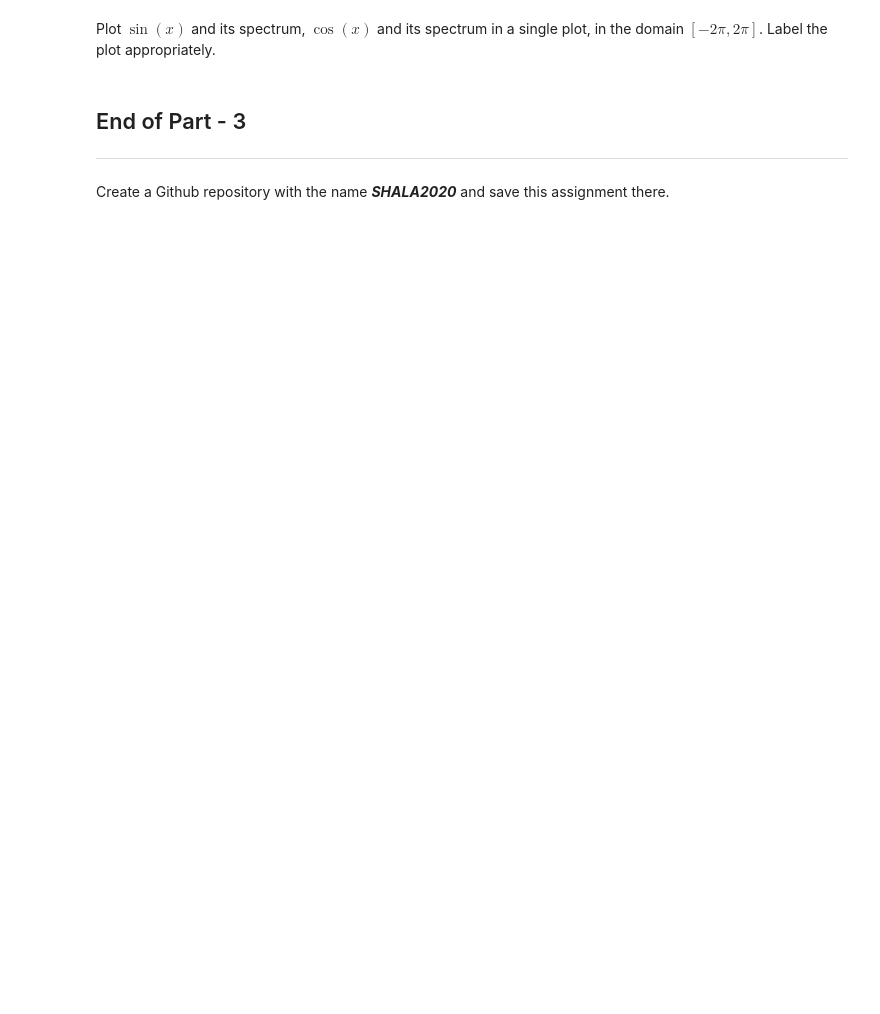
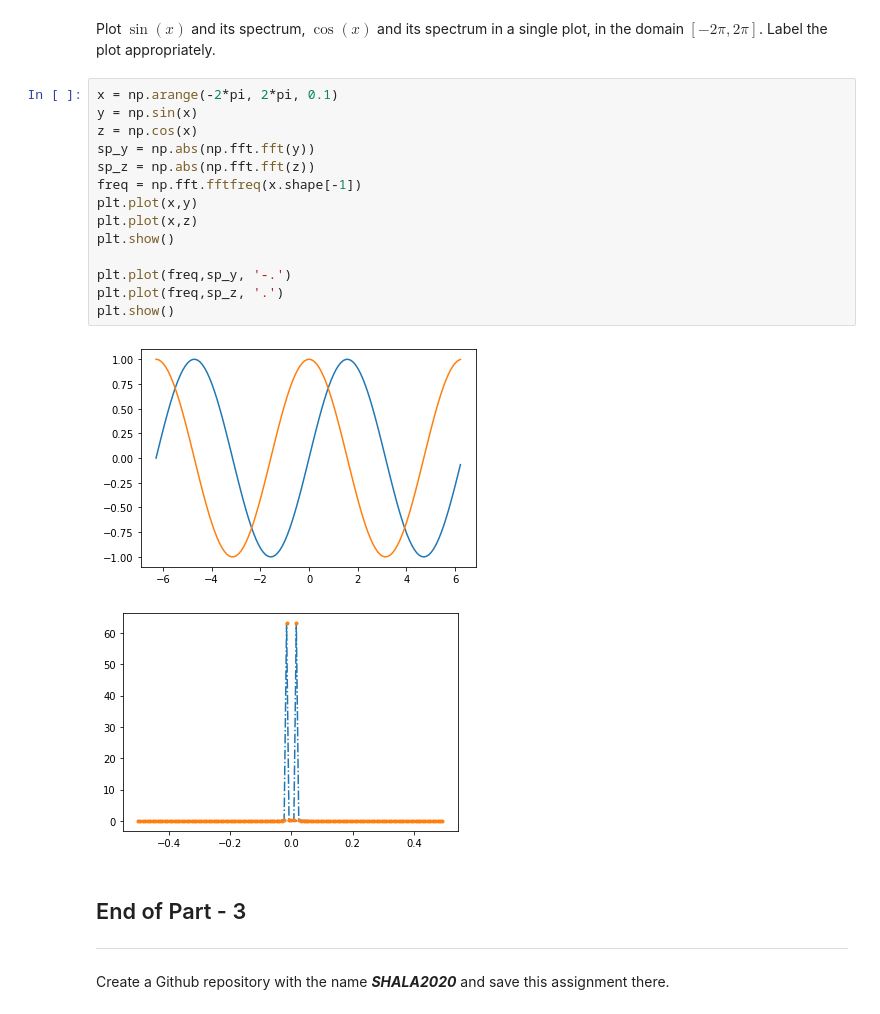
Before and after one commit to ashutosh-iitg/SHALA2020, a Jupyter notebook: Assignment_1_DS.ipynb, the cells around one changed output. Cells and saved outputs as stored; diff of their text form; blank space fills up the shorter version.

```diff
--- a/Assignment_1_DS.ipynb
+++ b/Assignment_1_DS.ipynb
@@ -366,5 +421,22 @@ Plot the sine function with domain in $[-3\pi,3\pi]$. Label the axes appropriate
 # %% [markdown]
 Plot $\sin(x)$ and its spectrum, $\cos(x)$ and its spectrum in a single plot, in the domain $[-2\pi,2\pi]$. Label the plot appropriately.
+# %%
+x = np.arange(-2*pi, 2*pi, 0.1)
+y = np.sin(x)
+z = np.cos(x)
+sp_y = np.abs(np.fft.fft(y))
+sp_z = np.abs(np.fft.fft(z))
+freq = np.fft.fftfreq(x.shape[-1])
+plt.plot(x,y)
+plt.plot(x,z)
+plt.show()
+
+plt.plot(freq,sp_y, '-.')
+plt.plot(freq,sp_z, '.')
+plt.show()
+# %% [output]
+[figure, added]
+[figure, added]
 # %% [markdown]
 ## End of Part - 3
 ---
```
Also changed, not shown: parts of 11 cells of this notebook.
